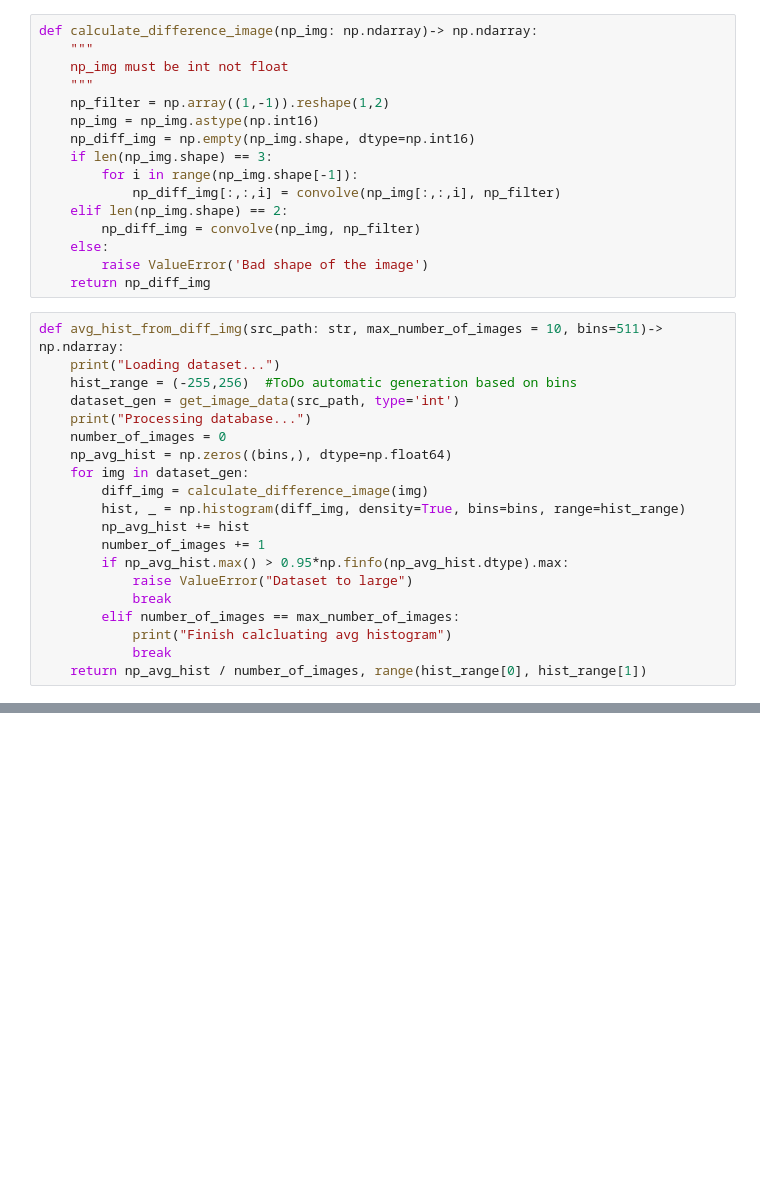
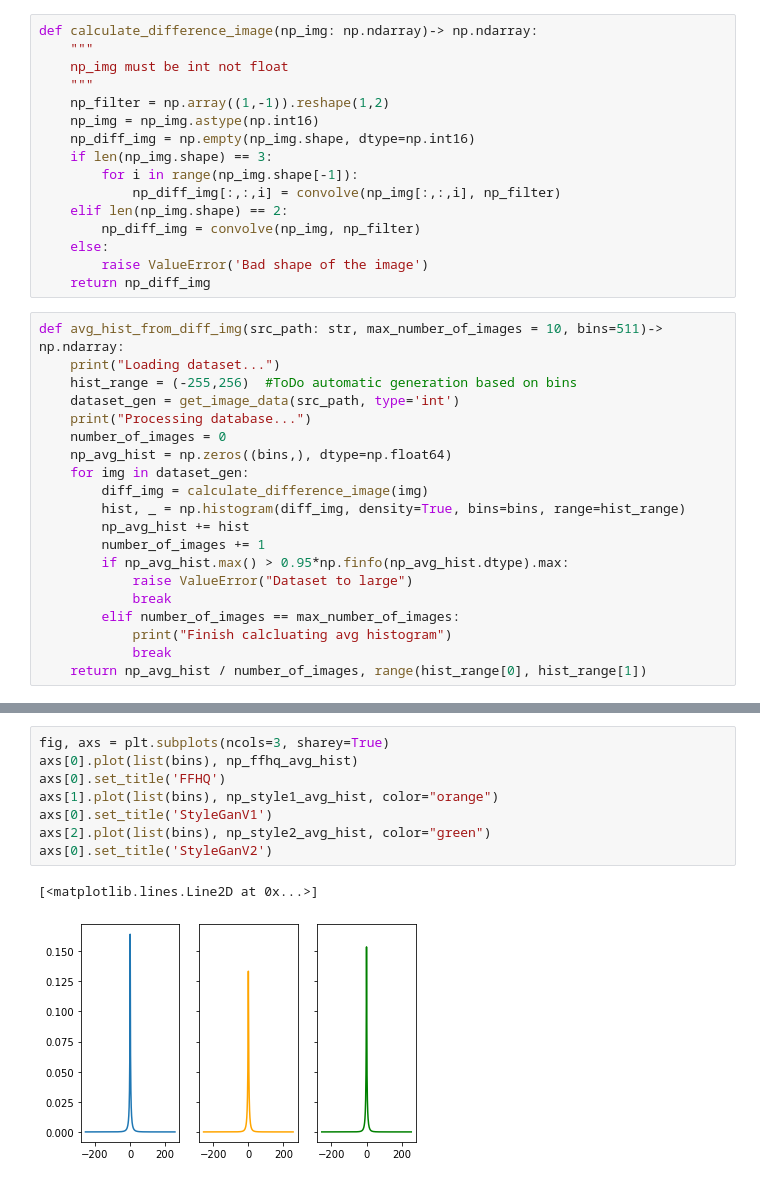
Before and after one commit to MarcinNawrocki/fake-faces-detector, a Jupyter notebook: src/notebooks/preprocessing/histogram_features.ipynb, the cells around one changed output, grey strips where cells are left out. Cells and saved outputs as stored; diff of their text form; blank space fills up the shorter version.

```diff
--- a/src/notebooks/preprocessing/histogram_features.ipynb
+++ b/src/notebooks/preprocessing/histogram_features.ipynb
@@ -64,0 +78,11 @@ ax.plot(list(bins), np_avg_hist)
+# %%
+fig, axs = plt.subplots(ncols=3, sharey=True)
+axs[0].plot(list(bins), np_ffhq_avg_hist)
+axs[0].set_title('FFHQ')
+axs[1].plot(list(bins), np_style1_avg_hist, color="orange")
+axs[0].set_title('StyleGanV1')
+axs[2].plot(list(bins), np_style2_avg_hist, color="green")
+axs[0].set_title('StyleGanV2')
+# %% [output]
+[<matplotlib.lines.Line2D at 0x...>]
+[figure, added]
```
Also changed, not shown: parts of 4 cells of this notebook.
